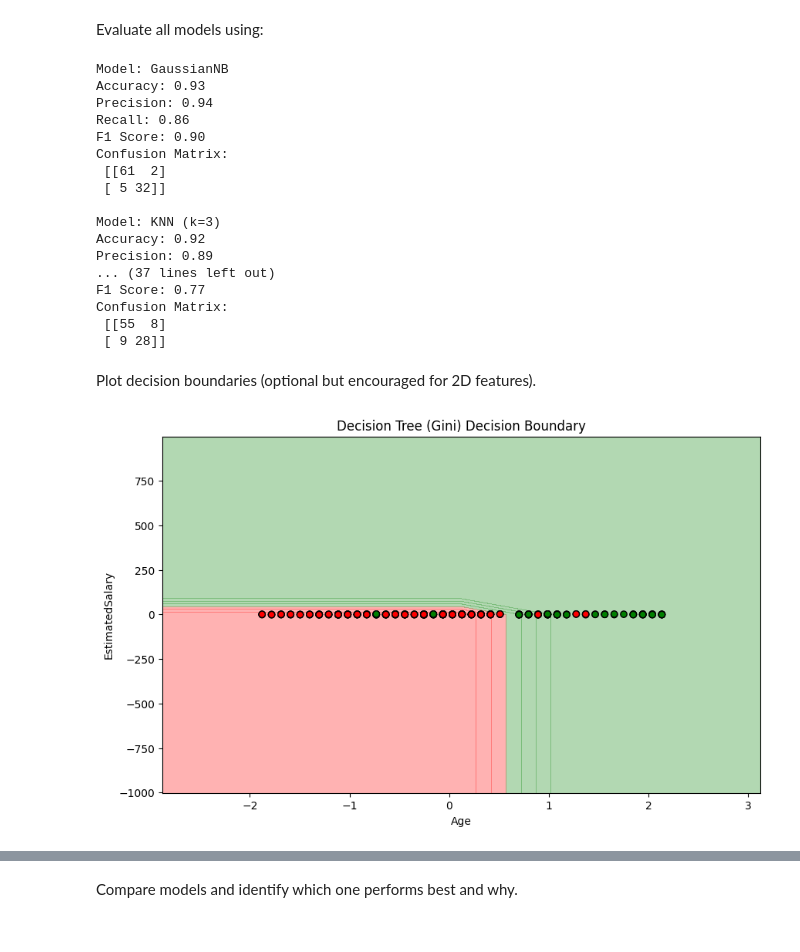
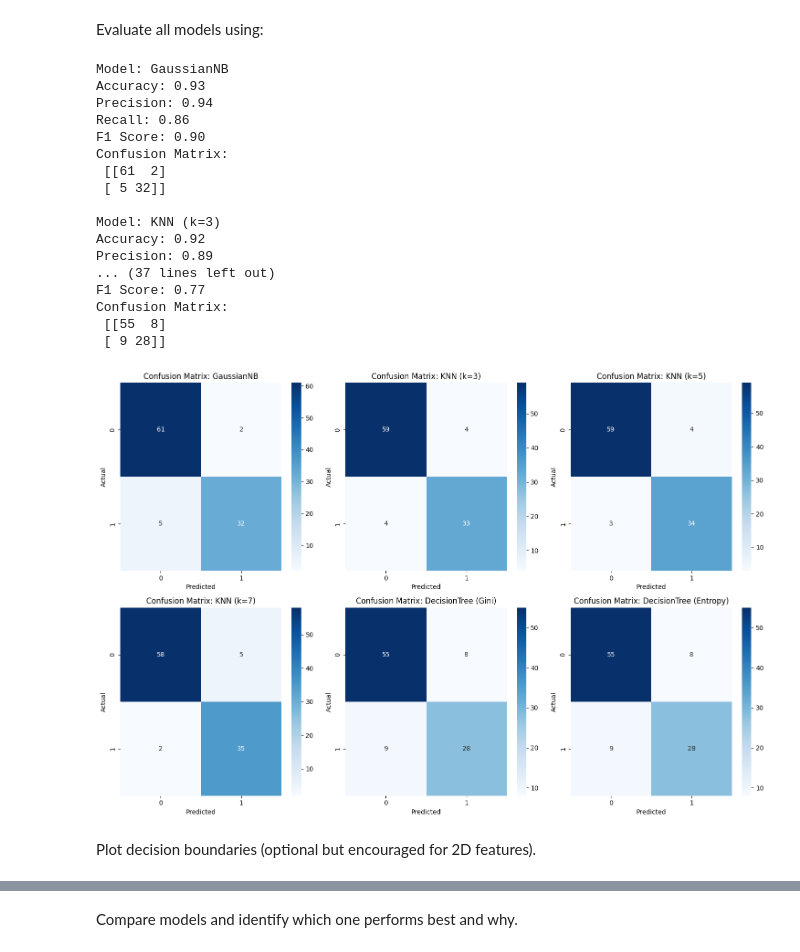
Before and after one commit to Ghulam-Mustafa-Rao/Ml_Assignment_1, a Jupyter notebook: Part 2 Naive Bayes, KNN, and Decision Tree/Naive_Bayes,_KNN,_and_Decision_Tree.ipynb, the cells around one changed output, grey strips where cells are left out. Cells and saved outputs as stored; diff of their text form; code cells hidden in the pictures.

Commit message:
Names Changed , plot boundaries fixed

```diff
--- a/Part 2 Naive Bayes, KNN, and Decision Tree/Naive_Bayes,_KNN,_and_Decision_Tree.ipynb
+++ b/Part 2 Naive Bayes, KNN, and Decision Tree/Naive_Bayes,_KNN,_and_Decision_Tree.ipynb
@@ -181,6 +193,8 @@ models = {
 # %% [markdown]
 Evaluate all models using:
 # %%
+import seaborn as sns
+
 # Store results
 results = {}
 
@@ -201,63 +215,46 @@ for name, model in models.items():
         'F1-Score': f1,
         'Confusion Matrix': cm
     }
 
 # Print evaluation results
 for name, metrics in results.items():
     print(f"\nModel: {name}")
     print(f"Accuracy: {metrics['Accuracy']:.2f}")
     print(f"Precision: {metrics['Precision']:.2f}")
     print(f"Recall: {metrics['Recall']:.2f}")
     print(f"F1 Score: {metrics['F1-Score']:.2f}")
     print("Confusion Matrix:\n", metrics['Confusion Matrix'])
+
+# Plot confusion matrices from results dictionary
+plt.figure(figsize=(15, 10))
+
+for i, (name, metrics) in enumerate(results.items(), 1):
+    plt.subplot(2, 3, i)
+    sns.heatmap(metrics['Confusion Matrix'], annot=True, fmt='d', cmap='Blues')
+    plt.title(f"Confusion Matrix: {name}")
+    plt.xlabel('Predicted')
+    plt.ylabel('Actual')
+
+plt.tight_layout()
+plt.show()
 # %% [output]
 Model: GaussianNB
 Accuracy: 0.93
 Precision: 0.94
 Recall: 0.86
 F1 Score: 0.90
 Confusion Matrix:
  [[61  2]
  [ 5 32]]
 
 Model: KNN (k=3)
 Accuracy: 0.92
 Precision: 0.89
 ... (37 lines left out)
 F1 Score: 0.77
 Confusion Matrix:
  [[55  8]
  [ 9 28]]
+[figure, added]
 # %% [markdown]
 Plot decision boundaries (optional but encouraged for 2D features).
-# %%
-from sklearn.tree import DecisionTreeClassifier
-import numpy as np
-import matplotlib.pyplot as plt
-from matplotlib.colors import ListedColormap
-
-# Fit model
-model = DecisionTreeClassifier(criterion='gini')
-model.fit(X_train, y_train)
-
-# Set up mesh grid for decision boundary
-x_min, x_max = X_train.iloc[:, 0].min() - 1, X_train.iloc[:, 0].max() + 1
-y_min, y_max = X_train.iloc[:, 1].min() - 1000, X_train.iloc[:, 1].max() + 1000
-xx, yy = np.meshgrid(np.arange(x_min, x_max, 1),
-                     np.arange(y_min, y_max, 100))
-
-# Predict for each point in the mesh grid
-Z = model.predict(np.c_[xx.ravel(), yy.ravel()])
-Z = Z.reshape(xx.shape)
-
-# Plotting
-plt.figure(figsize=(10, 6))
-plt.contourf(xx, yy, Z, alpha=0.3, cmap=ListedColormap(['red', 'green']))
-plt.scatter(X_train.iloc[:, 0], X_train.iloc[:, 1], c=y_train, edgecolor='k',
-            cmap=ListedColormap(['red', 'green']))
-plt.title('Decision Tree (Gini) Decision Boundary')
-plt.xlabel('Age')
-plt.ylabel('EstimatedSalary')
-plt.show()
-# %% [output]
-[figure, removed]
```
Also changed, not shown: parts of 12 cells of this notebook, 1 other file.
